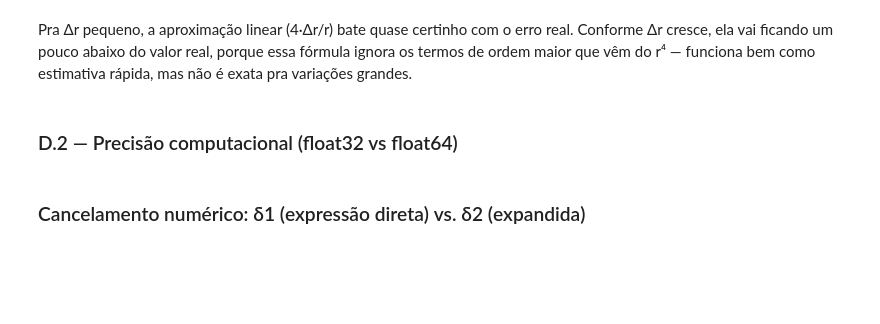
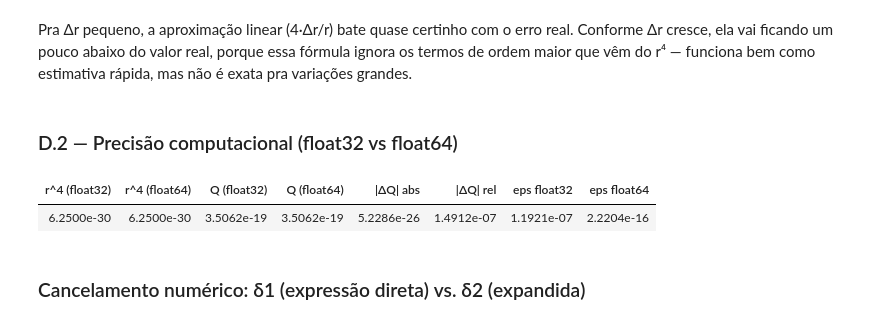
Before and after one commit to bnatsumi/calculo-numerico, a Jupyter notebook: CN_Atividade_Prática_1_NB.ipynb, the cells around one changed output. Cells and saved outputs as stored; diff of their text form; code cells hidden in the pictures; blank space fills up the shorter version.

```diff
--- a/CN_Atividade_Prática_1_NB.ipynb
+++ b/CN_Atividade_Prática_1_NB.ipynb
@@ -491,26 +502,33 @@ grandes.
 # %% [markdown]
 ### D.2 — Precisão computacional (float32 vs float64)
 # %%
+r_nano_nm, L_nano_um, mu_nano, dp_nano = 50.0, 10.0, 3.5e-3, 5000.0
+r_nano = r_nano_nm * 1e-9   # m
+L_nano = L_nano_um * 1e-6   # m
+
 r32, r64 = np.float32(r_nano), np.float64(r_nano)
 dp32, dp64 = np.float32(dp_nano), np.float64(dp_nano)
 mu32, mu64 = np.float32(mu_nano), np.float64(mu_nano)
 L32, L64 = np.float32(L_nano), np.float64(L_nano)
 
 r4_32 = r32**4
 r4_64 = r64**4
 Q_32 = vazao_hagen_poiseuille(r32, dp32, mu32, L32)
 Q_64 = vazao_hagen_poiseuille(r64, dp64, mu64, L64)
 
 diff_abs = abs(float(Q_64) - float(Q_32))
 diff_rel = diff_abs / abs(float(Q_64))
 
 tabela_D2 = pd.DataFrame([{
     "r^4 (float32)": r4_32, "r^4 (float64)": r4_64,
     "Q (float32)": Q_32, "Q (float64)": Q_64,
     "|ΔQ| abs": diff_abs, "|ΔQ| rel": diff_rel,
     "eps float32": np.finfo(np.float32).eps, "eps float64": np.finfo(np.float64).eps,
 }])
 estiliza_tabela(tabela_D2, formato="{:.4e}")
+# %% [output]
+| r^4 (float32) | r^4 (float64) | Q (float32) | Q (float64) | |ΔQ| abs | |ΔQ| rel | eps float32 | eps float64 |
+| 6.2500e-30 | 6.2500e-30 | 3.5062e-19 | 3.5062e-19 | 5.2286e-26 | 1.4912e-07 | 1.1921e-07 | 2.2204e-16 |
 # %% [markdown]
 ### Cancelamento numérico: δ1 (expressão direta) vs. δ2 (expandida)
 # %%
```
Also changed, not shown: parts of 7 cells of this notebook.
